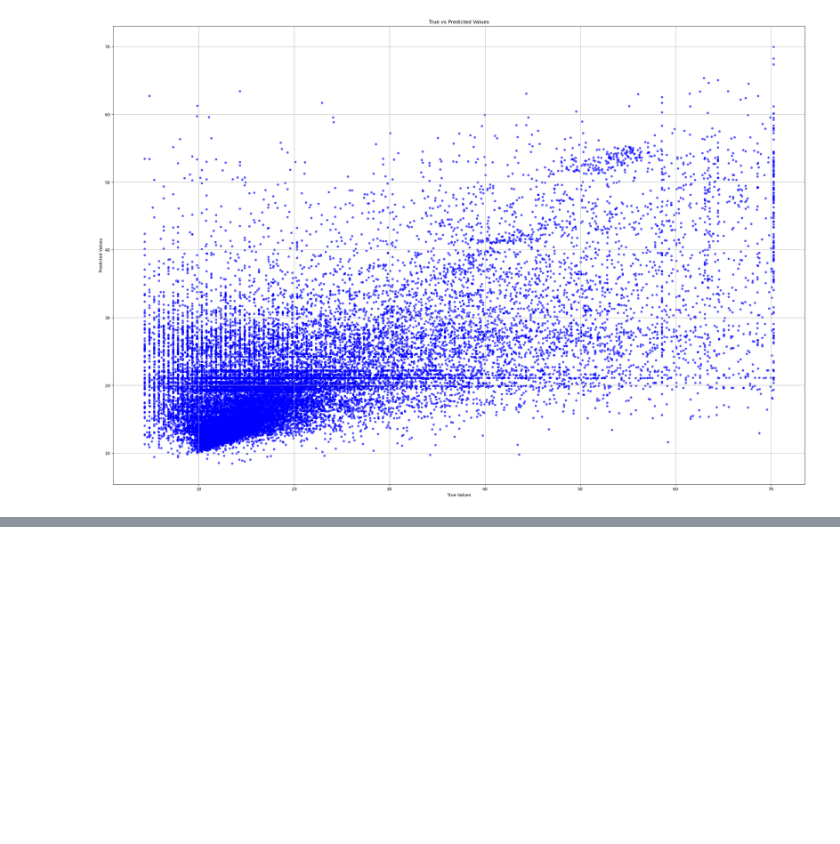
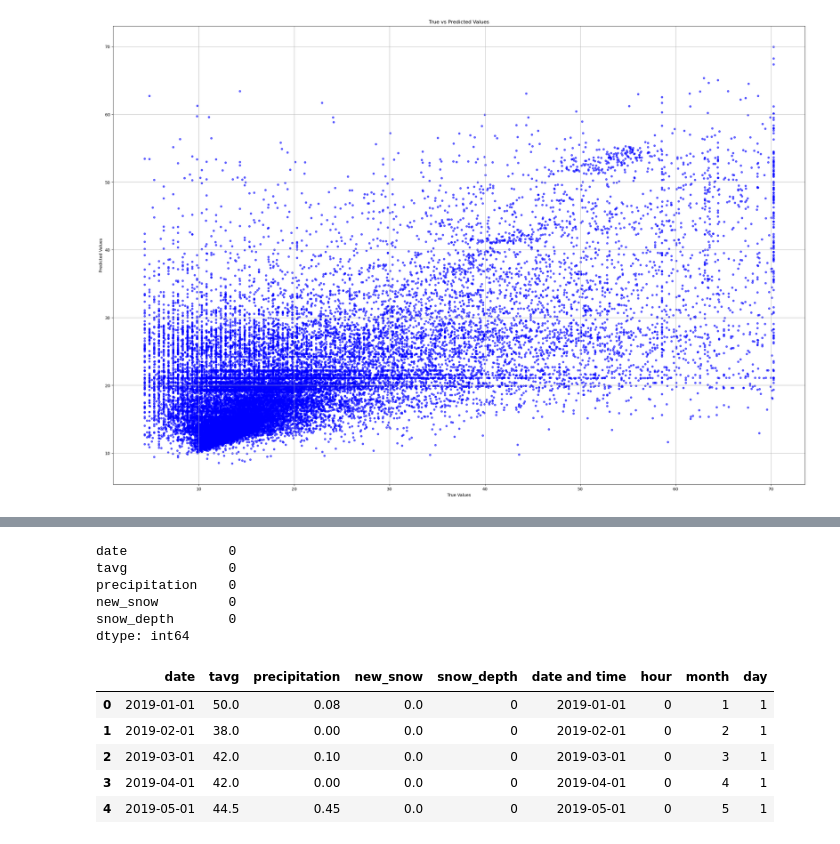
Before and after one commit to AdrijaPayin/new-york-taxi-analysis, a Jupyter notebook: Data Exploration.ipynb, the cells around one changed output, grey strips where cells are left out. Saved outputs shown, nothing was run; the diff lists cells and outputs as text; code cells hidden in the pictures; blank space fills up the shorter version.

```diff
--- a/Data Exploration.ipynb
+++ b/Data Exploration.ipynb
@@ -452,0 +574,2 @@ plt.show()
+# %%
+nyc_weather.drop(columns=['CDD', 'HDD','tmax','tmin','departure'], inplace=True)
@@ -452,0 +623,27 @@ plt.show()
+# %%
+nyc_weather.isna().sum()
+# %% [output]
+date             0
+tavg             0
+precipitation    0
+new_snow         0
+snow_depth       0
+dtype: int64
+# %%
+nyc_weather['precipitation'] = nyc_weather['precipitation'].replace('T', 0.1)
+nyc_weather['precipitation'] = nyc_weather['precipitation'].astype(float)
+# %%
+
+nyc_weather['date'] = pd.to_datetime(nyc_weather['date'])
+nyc_weather['hour'] = nyc_weather['date'].dt.hour
+nyc_weather['month'] = nyc_weather['date'].dt.month
+nyc_weather['day'] = nyc_weather['date'].dt.day
+# %%
+nyc_weather.head()
+# %% [output]
+|  | date | tavg | precipitation | new_snow | snow_depth | date and time | hour | month | day |
+| 0 | 2019-01-01 | 50.0 | 0.08 | 0.0 | 0 | 2019-01-01 | 0 | 1 | 1 |
+| 1 | 2019-02-01 | 38.0 | 0.00 | 0.0 | 0 | 2019-02-01 | 0 | 2 | 1 |
+| 2 | 2019-03-01 | 42.0 | 0.10 | 0.0 | 0 | 2019-03-01 | 0 | 3 | 1 |
+| 3 | 2019-04-01 | 42.0 | 0.00 | 0.0 | 0 | 2019-04-01 | 0 | 4 | 1 |
+| 4 | 2019-05-01 | 44.5 | 0.45 | 0.0 | 0 | 2019-05-01 | 0 | 5 | 1 |
```
Also changed, not shown: parts of 27 cells of this notebook.
